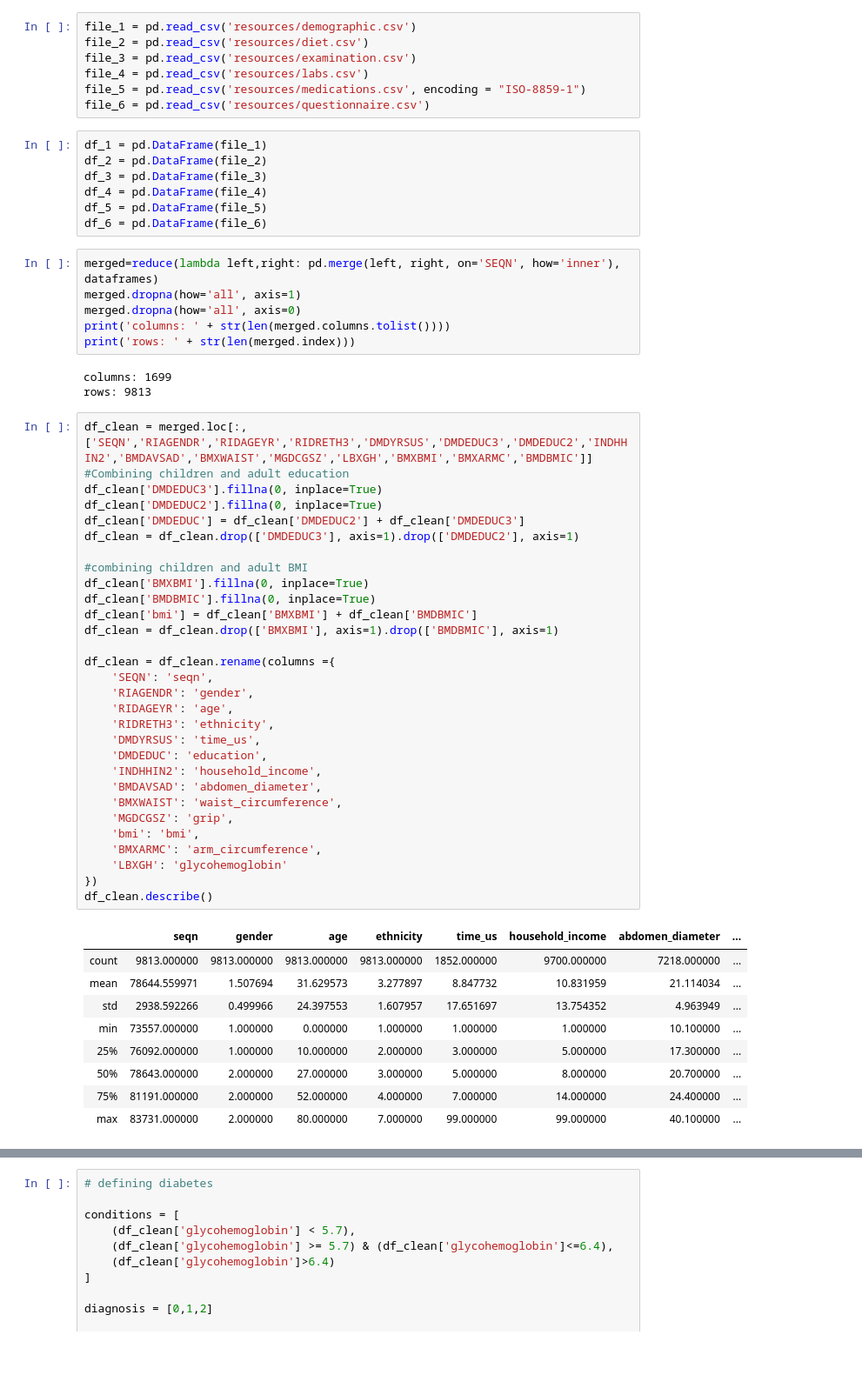
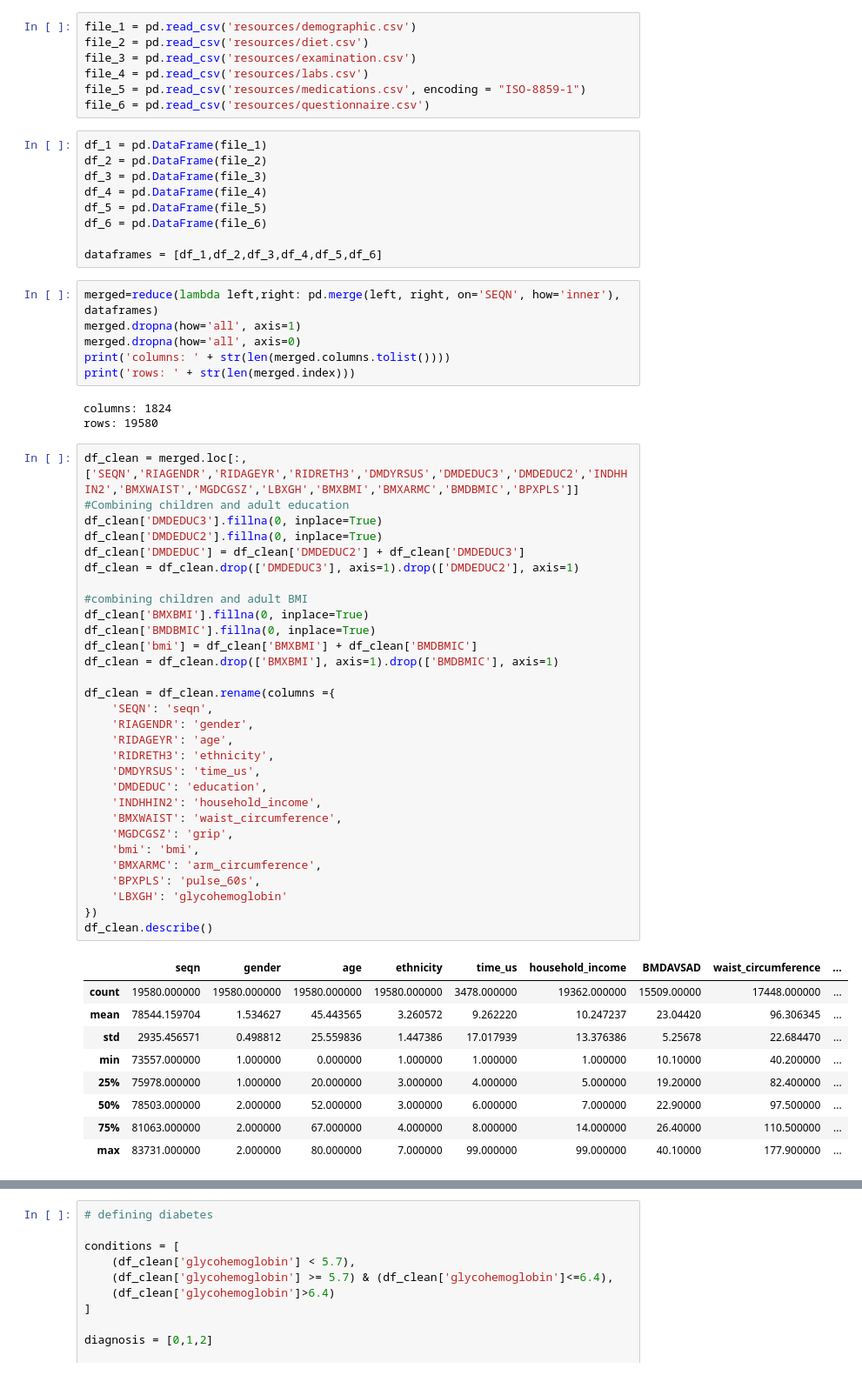
Before and after one commit to Martino93/final-project, a Jupyter notebook: working_nb.ipynb, the cells around one changed output, grey strips where cells are left out. Shown: that part at 87% size. Cells and saved outputs as stored; diff of their text form.

```diff
--- a/working_nb.ipynb
+++ b/working_nb.ipynb
@@ -17,6 +17,8 @@ df_3 = pd.DataFrame(file_3)
 df_4 = pd.DataFrame(file_4)
 df_5 = pd.DataFrame(file_5)
 df_6 = pd.DataFrame(file_6)
+
+dataframes = [df_1,df_2,df_3,df_4,df_5,df_6]
 # %%
 merged=reduce(lambda left,right: pd.merge(left, right, on='SEQN', how='inner'), dataframes)
 merged.dropna(how='all', axis=1)
@@ -24,48 +26,48 @@ merged.dropna(how='all', axis=0)
 print('columns: ' + str(len(merged.columns.tolist())))
 print('rows: ' + str(len(merged.index)))
 # %% [output]
-columns: 1699
-rows: 9813
+columns: 1824
+rows: 19580
 # %%
-df_clean = merged.loc[:,['SEQN','RIAGENDR','RIDAGEYR','RIDRETH3','DMDYRSUS','DMDEDUC3','DMDEDUC2','INDHHIN2','BMDAVSAD','BMXWAIST','MGDCGSZ','LBXGH','BMXBMI','BMXARMC','BMDBMIC']]
+df_clean = merged.loc[:,['SEQN','RIAGENDR','RIDAGEYR','RIDRETH3','DMDYRSUS','DMDEDUC3','DMDEDUC2','INDHHIN2','BMXWAIST','MGDCGSZ','LBXGH','BMXBMI','BMXARMC','BMDBMIC','BPXPLS']]
 #Combining children and adult education
 df_clean['DMDEDUC3'].fillna(0, inplace=True)
 df_clean['DMDEDUC2'].fillna(0, inplace=True)
 df_clean['DMDEDUC'] = df_clean['DMDEDUC2'] + df_clean['DMDEDUC3']
 df_clean = df_clean.drop(['DMDEDUC3'], axis=1).drop(['DMDEDUC2'], axis=1)
 
 #combining children and adult BMI
 df_clean['BMXBMI'].fillna(0, inplace=True)
 df_clean['BMDBMIC'].fillna(0, inplace=True)
 df_clean['bmi'] = df_clean['BMXBMI'] + df_clean['BMDBMIC']
 df_clean = df_clean.drop(['BMXBMI'], axis=1).drop(['BMDBMIC'], axis=1)
 
 df_clean = df_clean.rename(columns ={
     'SEQN': 'seqn',
     'RIAGENDR': 'gender',
     'RIDAGEYR': 'age',
     'RIDRETH3': 'ethnicity',
     'DMDYRSUS': 'time_us',
     'DMDEDUC': 'education',
     'INDHHIN2': 'household_income',
-    'BMDAVSAD': 'abdomen_diameter',
     'BMXWAIST': 'waist_circumference',
     'MGDCGSZ': 'grip',
     'bmi': 'bmi',
     'BMXARMC': 'arm_circumference',
+    'BPXPLS': 'pulse_60s',
     'LBXGH': 'glycohemoglobin'
 })
 df_clean.describe()
 # %% [output]
-|  | seqn | gender | age | ethnicity | time_us | household_income | abdomen_diameter | ... |
-| count | 9813.000000 | 9813.000000 | 9813.000000 | 9813.000000 | 1852.000000 | 9700.000000 | 7218.000000 | ... |
-| mean | 78644.559971 | 1.507694 | 31.629573 | 3.277897 | 8.847732 | 10.831959 | 21.114034 | ... |
-| std | 2938.592266 | 0.499966 | 24.397553 | 1.607957 | 17.651697 | 13.754352 | 4.963949 | ... |
-| min | 73557.000000 | 1.000000 | 0.000000 | 1.000000 | 1.000000 | 1.000000 | 10.100000 | ... |
-| 25% | 76092.000000 | 1.000000 | 10.000000 | 2.000000 | 3.000000 | 5.000000 | 17.300000 | ... |
-| 50% | 78643.000000 | 2.000000 | 27.000000 | 3.000000 | 5.000000 | 8.000000 | 20.700000 | ... |
-| 75% | 81191.000000 | 2.000000 | 52.000000 | 4.000000 | 7.000000 | 14.000000 | 24.400000 | ... |
-| max | 83731.000000 | 2.000000 | 80.000000 | 7.000000 | 99.000000 | 99.000000 | 40.100000 | ... |
+|  | seqn | gender | age | ethnicity | time_us | household_income | BMDAVSAD | waist_circumference | ... |
+| count | 19580.000000 | 19580.000000 | 19580.000000 | 19580.000000 | 3478.000000 | 19362.000000 | 15509.00000 | 17448.000000 | ... |
+| mean | 78544.159704 | 1.534627 | 45.443565 | 3.260572 | 9.262220 | 10.247237 | 23.04420 | 96.306345 | ... |
+| std | 2935.456571 | 0.498812 | 25.559836 | 1.447386 | 17.017939 | 13.376386 | 5.25678 | 22.684470 | ... |
+| min | 73557.000000 | 1.000000 | 0.000000 | 1.000000 | 1.000000 | 1.000000 | 10.10000 | 40.200000 | ... |
+| 25% | 75978.000000 | 1.000000 | 20.000000 | 3.000000 | 4.000000 | 5.000000 | 19.20000 | 82.400000 | ... |
+| 50% | 78503.000000 | 2.000000 | 52.000000 | 3.000000 | 6.000000 | 7.000000 | 22.90000 | 97.500000 | ... |
+| 75% | 81063.000000 | 2.000000 | 67.000000 | 4.000000 | 8.000000 | 14.000000 | 26.40000 | 110.500000 | ... |
+| max | 83731.000000 | 2.000000 | 80.000000 | 7.000000 | 99.000000 | 99.000000 | 40.10000 | 177.900000 | ... |
 # %%
 # # sklearn.feature_selection.f_classif
 # from sklearn.feature_selection import VarianceThreshold
```
Also changed, not shown: parts of 3 cells of this notebook, 1 other file.
